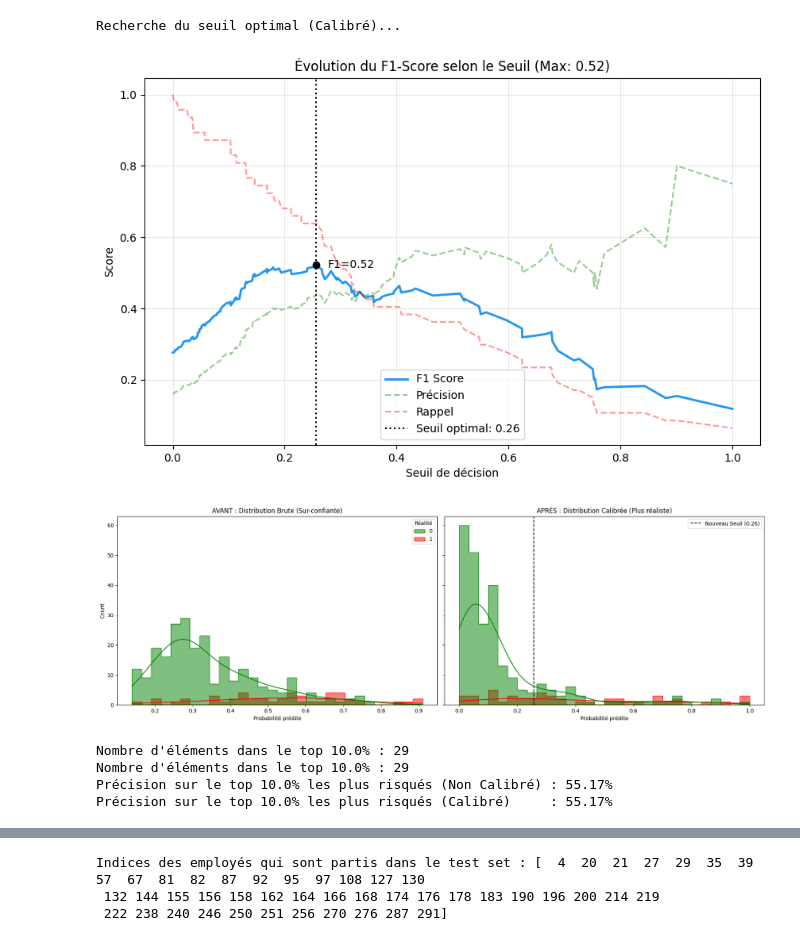
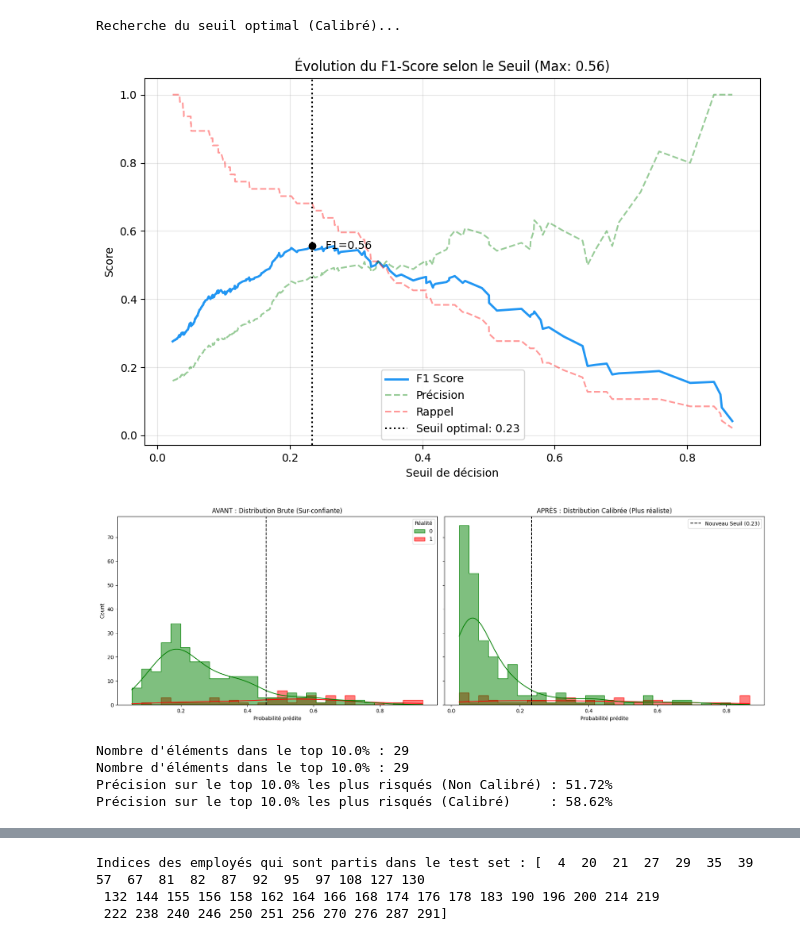
Before and after one commit to Apinsun/Projet4, a Jupyter notebook: projet4_v2.ipynb, the cells around one changed output, grey strips where cells are left out. Cells and saved outputs as stored; diff of their text form; code cells hidden in the pictures.

```diff
--- a/projet4_v2.ipynb
+++ b/projet4_v2.ipynb
@@ -982,24 +927,24 @@ plt.show()
 # %%
 ### CALIBRATION DU MODÈLE ###
 # On crée le modèle calibré
-# 'method="isotonic"' est souvent mieux si tu as assez de données (>1000 lignes)
-# Sinon utilise 'method="sigmoid"'
+# 'method="isotonic"' est souvent mieux si on a assez de données (>1000 lignes)
+# Sinon on utilise 'method="sigmoid"'
 from sklearn.calibration import CalibratedClassifierCV
 
 
-calibrated_clf = CalibratedClassifierCV(best_rf_cw, method='isotonic', cv=cv_strat)
+calibrated_clf = CalibratedClassifierCV(best_rf_cw, method='sigmoid', cv=cv_strat)
 
 # On entraîne le modèle calibré (cela réentraîne le modèle de base en interne via CV)
 calibrated_clf.fit(X_train, y_train)
 
 
 # On cherche le meilleur seuil sur le modèle CALIBRÉ
 # IMPORTANT : Les probabilités ont changé, donc le seuil va bouger !
 print("Recherche du seuil optimal (Calibré)...")
 best_thresh_calib = plot_f1_vs_threshold(calibrated_clf, X_test, y_test)
 # %% [output]
 Recherche du seuil optimal (Calibré)...
-[figure, old version]
+[figure, new version]
 # %%
 # 1. Récupération des probabilités calibrées
 y_probas_calib = calibrated_clf.predict_proba(X_test)[:, 1]
@@ -1022,9 +967,8 @@ sns.histplot(
 )
 axes[0].set_title("AVANT : Distribution Brute (Sur-confiante)")
 axes[0].set_xlabel("Probabilité prédite")
-# On ajoute l'ancien seuil (celui qui donnait 0.56 de F1)
-# Remplace 'best_threshold_raw' par la valeur que tu avais trouvée avant
-# axes[0].axvline(best_threshold_raw, color='black', linestyle='--', label='Ancien Seuil')
+
+axes[0].axvline(best_threshold_raw, color='black', linestyle='--', label='Ancien Seuil')
 
 # --- Graphique 2 : APRÈS Calibration ---
 sns.histplot(
@@ -1034,14 +978,14 @@ sns.histplot(
 )
 axes[1].set_title("APRÈS : Distribution Calibrée (Plus réaliste)")
 axes[1].set_xlabel("Probabilité prédite")
-# On ajoute le nouveau seuil (0.31 sur ton image)
+# On ajoute le nouveau seuil
 axes[1].axvline(best_thresh_calib, color='black', linestyle='--', label=f'Nouveau Seuil ({best_thresh_calib:.2f})')
 axes[1].legend()
 
 plt.tight_layout()
 plt.show()
 # %% [output]
-[figure, old version]
+[figure, new version]
 # %%
 # Prenons le Top 10% des scores pour chaque modèle
 def get_precision_at_top_k(y_true, y_scores, k=0.1):
@@ -1067,8 +1011,8 @@ print(f"Précision sur le top {pourcentage_top*100}% les plus risqués (Calibré
 # %% [output]
 Nombre d'éléments dans le top 10.0% : 29
 Nombre d'éléments dans le top 10.0% : 29
-Précision sur le top 10.0% les plus risqués (Non Calibré) : 55.17%
-Précision sur le top 10.0% les plus risqués (Calibré)     : 55.17%
+Précision sur le top 10.0% les plus risqués (Non Calibré) : 51.72%
+Précision sur le top 10.0% les plus risqués (Calibré)     : 58.62%
 # %%
 ### Nouvelle Calibration Curve obtenue après calibration ###
 # 1. Calcul des points de la courbe
```
Also changed, not shown: parts of 33 cells of this notebook, 1 other file.
